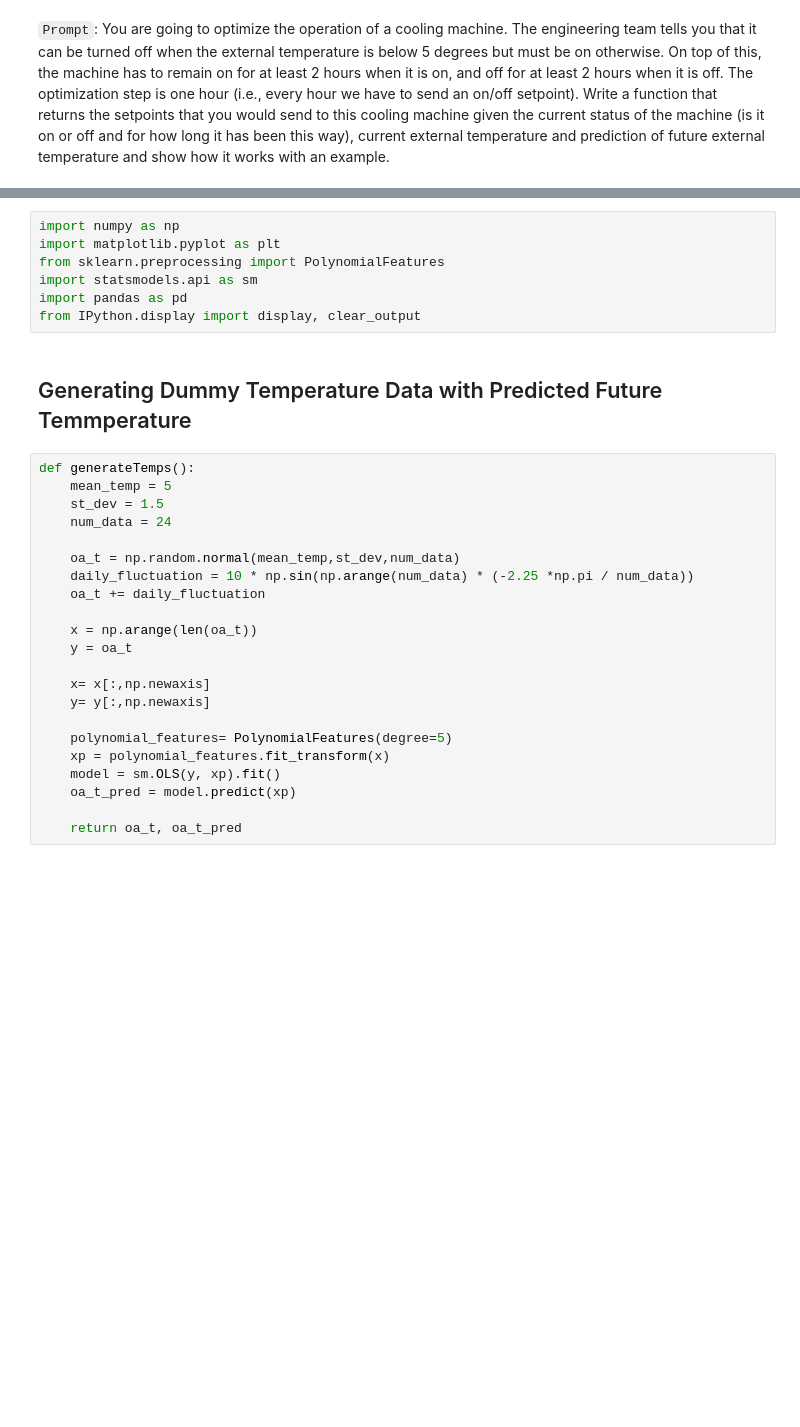
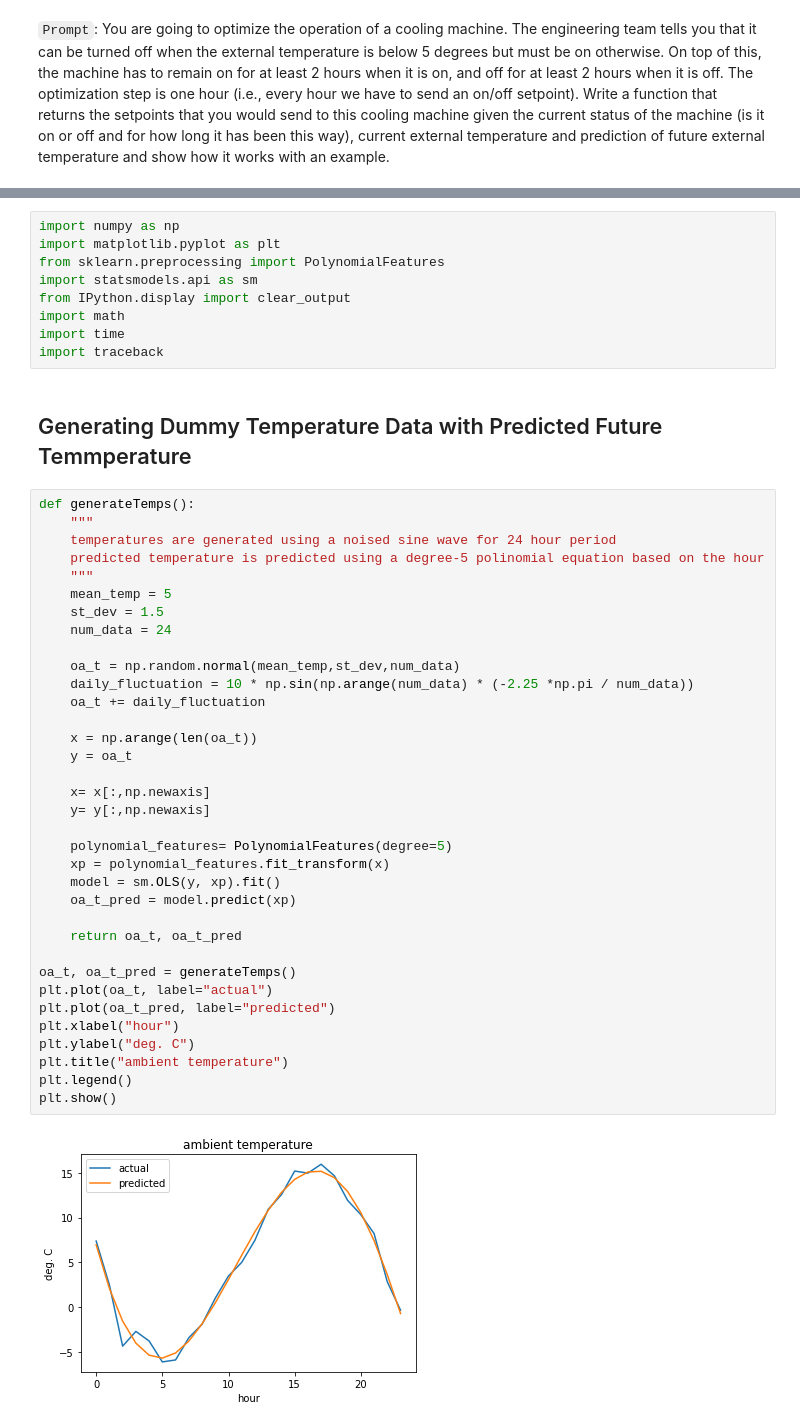
Before and after one commit to madesgriya/BeeBryte_Prompt, a Jupyter notebook: cooling_machine_opt.ipynb, the cells around one changed output, grey strips where cells are left out. Saved outputs shown, nothing was run; the diff lists cells and outputs as text; blank space fills up the shorter version.

```diff
--- a/cooling_machine_opt.ipynb
+++ b/cooling_machine_opt.ipynb
@@ -21,29 +28,46 @@ import numpy as np
 import matplotlib.pyplot as plt
 from sklearn.preprocessing import PolynomialFeatures
 import statsmodels.api as sm
-import pandas as pd
-from IPython.display import display, clear_output
+from IPython.display import clear_output
+import math
+import time
+import traceback
 # %% [markdown]
 ## Generating Dummy Temperature Data with Predicted Future Temmperature
 # %%
 def generateTemps():
+    """
+    temperatures are generated using a noised sine wave for 24 hour period
+    predicted temperature is predicted using a degree-5 polinomial equation based on the hour
+    """
     mean_temp = 5
     st_dev = 1.5
     num_data = 24
 
     oa_t = np.random.normal(mean_temp,st_dev,num_data)
     daily_fluctuation = 10 * np.sin(np.arange(num_data) * (-2.25 *np.pi / num_data))
     oa_t += daily_fluctuation
 
     x = np.arange(len(oa_t))
     y = oa_t
 
     x= x[:,np.newaxis]
     y= y[:,np.newaxis]
 
     polynomial_features= PolynomialFeatures(degree=5)
     xp = polynomial_features.fit_transform(x)
     model = sm.OLS(y, xp).fit()
     oa_t_pred = model.predict(xp)
 
     return oa_t, oa_t_pred
+
+oa_t, oa_t_pred = generateTemps()
+plt.plot(oa_t, label="actual")
+plt.plot(oa_t_pred, label="predicted")
+plt.xlabel("hour")
+plt.ylabel("deg. C")
+plt.title("ambient temperature")
+plt.legend()
+plt.show()
+# %% [output]
+[figure, added]
```
Also changed, not shown: parts of 6 cells of this notebook, 1 other file.
